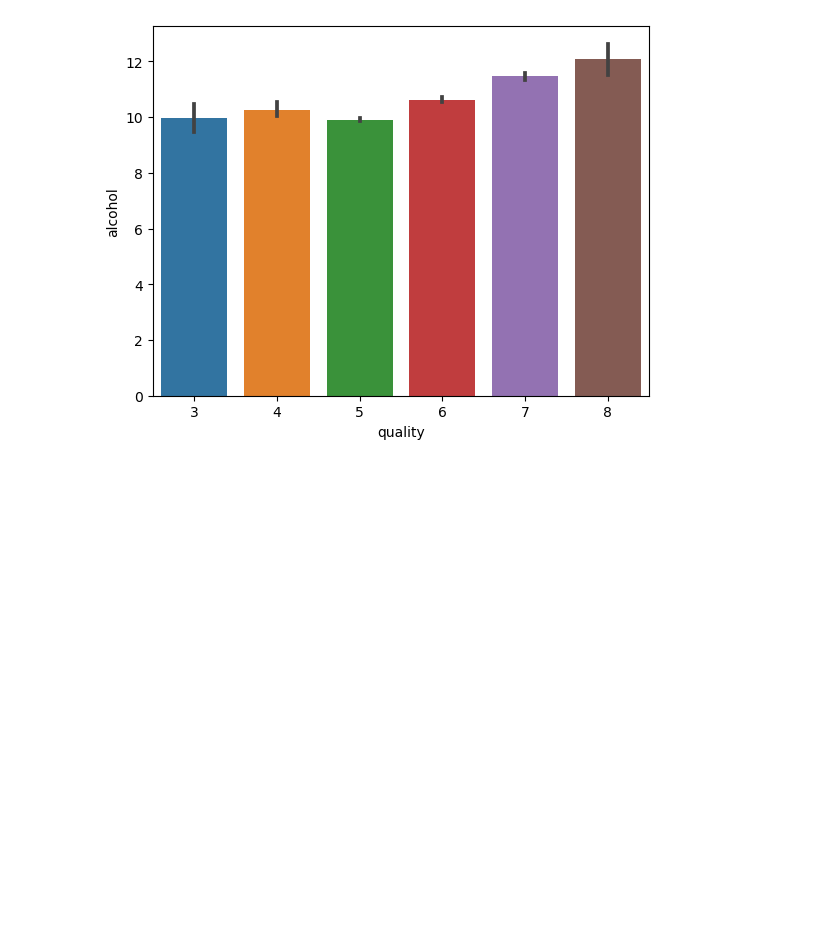
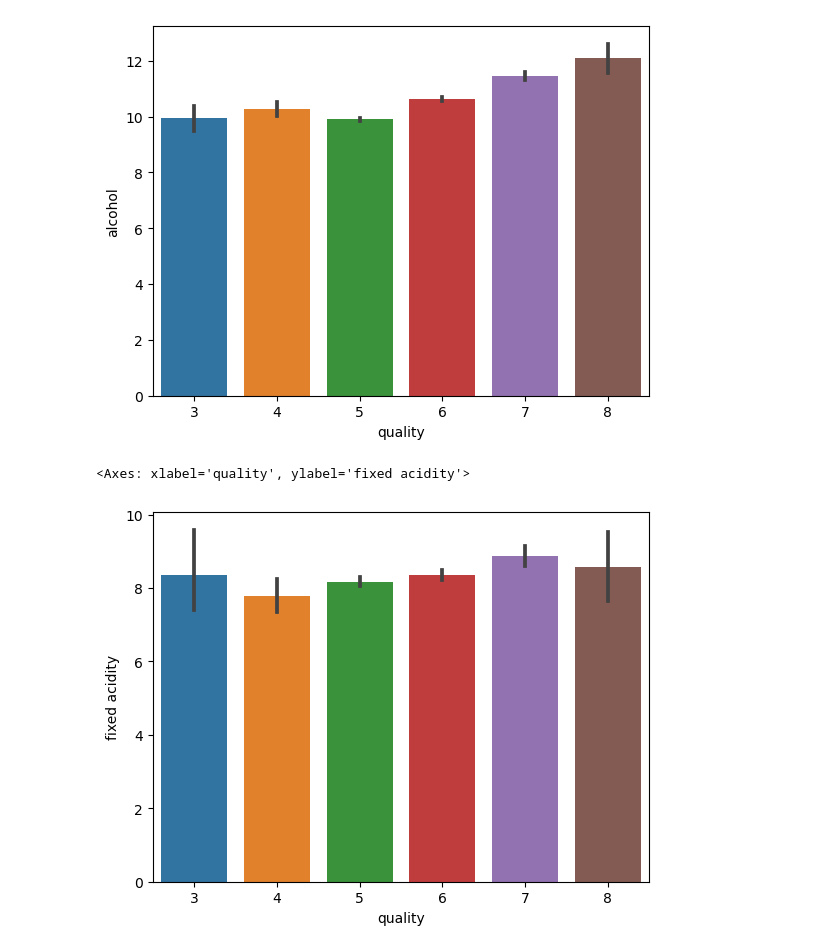
Before and after one commit to cobentil02/Redwinequality_ML, a Jupyter notebook: Red_Wine_Dataset.ipynb, the cells around one changed output. Saved outputs shown, nothing was run; the diff lists cells and outputs as text; code cells hidden in the pictures; blank space fills up the shorter version.

Commit message:
did some data preprocessing

```diff
--- a/Red_Wine_Dataset.ipynb
+++ b/Red_Wine_Dataset.ipynb
@@ -94,3 +94,9 @@ sns.barplot(x= 'quality', y = 'alcohol', data =md)
 # %% [output]
 <Axes: xlabel='quality', ylabel='alcohol'>
 [figure]
+# %%
+#plot relation of fixed acidity and quality
+sns.barplot(x= 'quality', y = 'fixed acidity', data =md)
+# %% [output]
+<Axes: xlabel='quality', ylabel='fixed acidity'>
+[figure, added]
```
Also changed, not shown: parts of 14 cells of this notebook.
